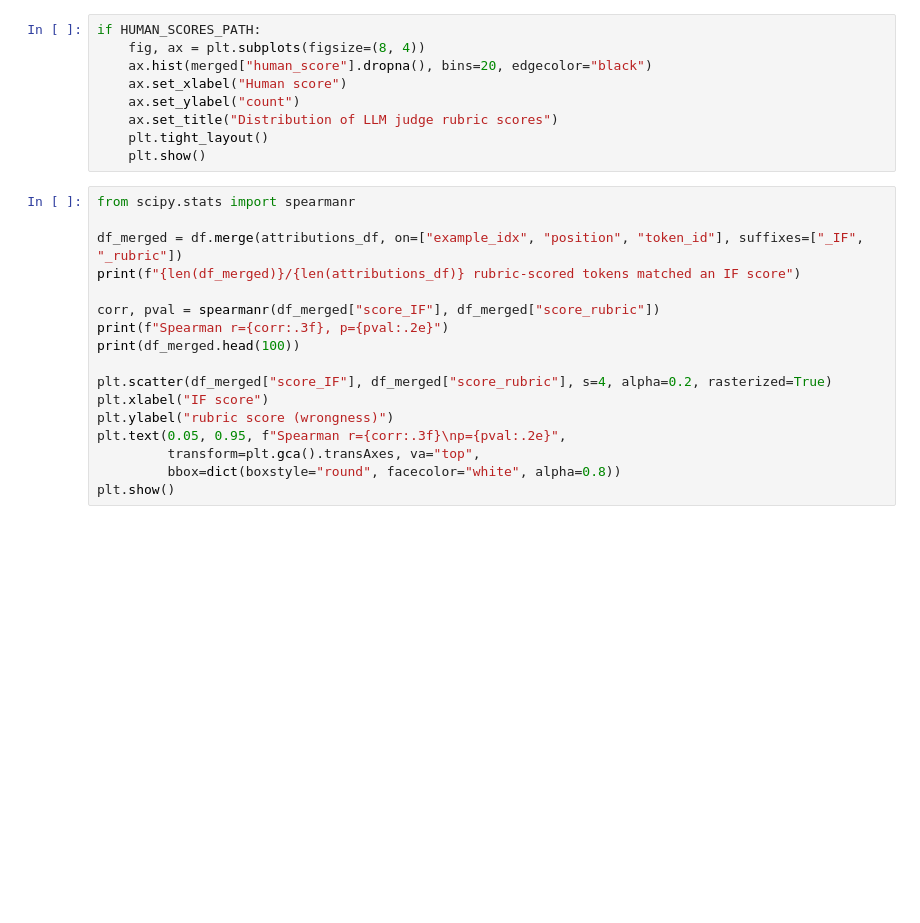
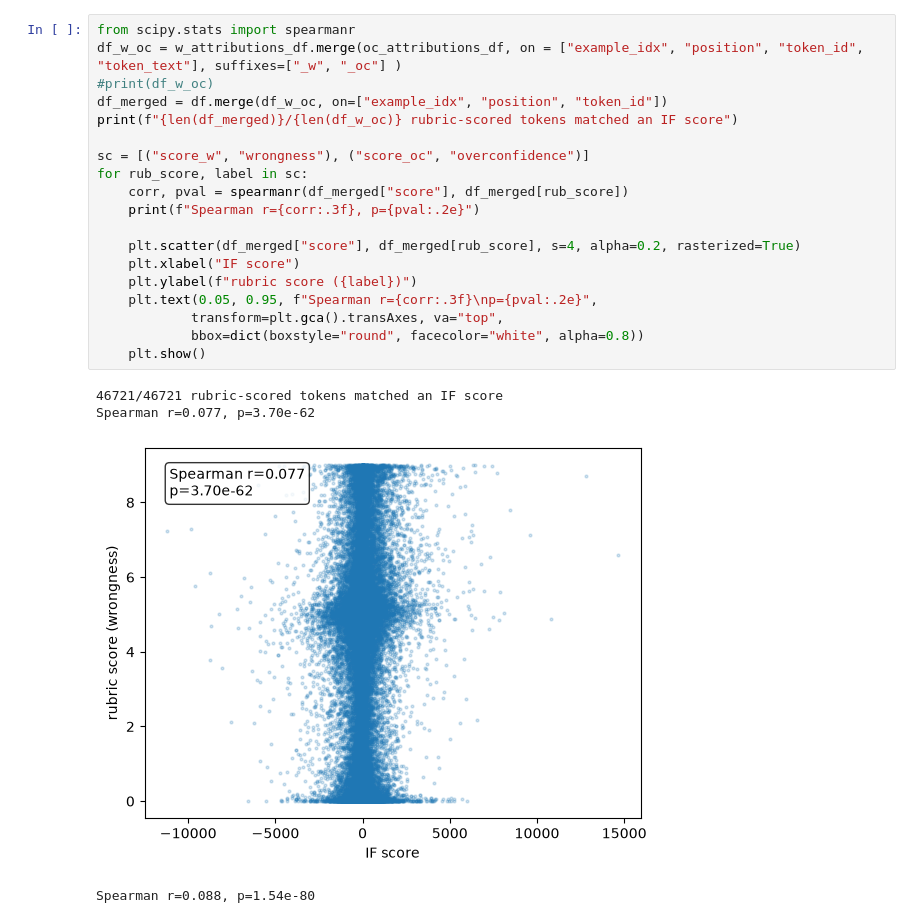
Before and after one commit to tomingebretsencarlson/em_influence, a Jupyter notebook: em_influence/notebooks/analyse_rubric_scores.ipynb, the cells around one changed output. Drawn from its saved outputs; the diff is of its cells as text; blank space fills up the shorter version.

```diff
--- a/em_influence/notebooks/analyse_rubric_scores.ipynb
+++ b/em_influence/notebooks/analyse_rubric_scores.ipynb
@@ -79,26 +32,24 @@ plt.show()
-# %%
-if HUMAN_SCORES_PATH:
-    fig, ax = plt.subplots(figsize=(8, 4))
-    ax.hist(merged["human_score"].dropna(), bins=20, edgecolor="black")
-    ax.set_xlabel("Human score")
-    ax.set_ylabel("count")
-    ax.set_title("Distribution of LLM judge rubric scores")
-    plt.tight_layout()
-    plt.show()
 # %%
 from scipy.stats import spearmanr
+df_w_oc = w_attributions_df.merge(oc_attributions_df, on = ["example_idx", "position", "token_id", "token_text"], suffixes=["_w", "_oc"] )
+#print(df_w_oc)
+df_merged = df.merge(df_w_oc, on=["example_idx", "position", "token_id"])
+print(f"{len(df_merged)}/{len(df_w_oc)} rubric-scored tokens matched an IF score")
 
-df_merged = df.merge(attributions_df, on=["example_idx", "position", "token_id"], suffixes=["_IF", "_rubric"])
-print(f"{len(df_merged)}/{len(attributions_df)} rubric-scored tokens matched an IF score")
+sc = [("score_w", "wrongness"), ("score_oc", "overconfidence")]
+for rub_score, label in sc:
+    corr, pval = spearmanr(df_merged["score"], df_merged[rub_score])
+    print(f"Spearman r={corr:.3f}, p={pval:.2e}")
 
-corr, pval = spearmanr(df_merged["score_IF"], df_merged["score_rubric"])
-print(f"Spearman r={corr:.3f}, p={pval:.2e}")
-print(df_merged.head(100))
-
-plt.scatter(df_merged["score_IF"], df_merged["score_rubric"], s=4, alpha=0.2, rasterized=True)
-plt.xlabel("IF score")
-plt.ylabel("rubric score (wrongness)")
-plt.text(0.05, 0.95, f"Spearman r={corr:.3f}\np={pval:.2e}",
-         transform=plt.gca().transAxes, va="top",
-         bbox=dict(boxstyle="round", facecolor="white", alpha=0.8))
-plt.show()
+    plt.scatter(df_merged["score"], df_merged[rub_score], s=4, alpha=0.2, rasterized=True)
+    plt.xlabel("IF score")
+    plt.ylabel(f"rubric score ({label})")
+    plt.text(0.05, 0.95, f"Spearman r={corr:.3f}\np={pval:.2e}",
+            transform=plt.gca().transAxes, va="top",
+            bbox=dict(boxstyle="round", facecolor="white", alpha=0.8))
+    plt.show()
+# %% [output]
+46721/46721 rubric-scored tokens matched an IF score
+Spearman r=0.077, p=3.70e-62
+[figure, added]
+Spearman r=0.088, p=1.54e-80
```
Also changed, not shown: parts of 17 cells of this notebook.
